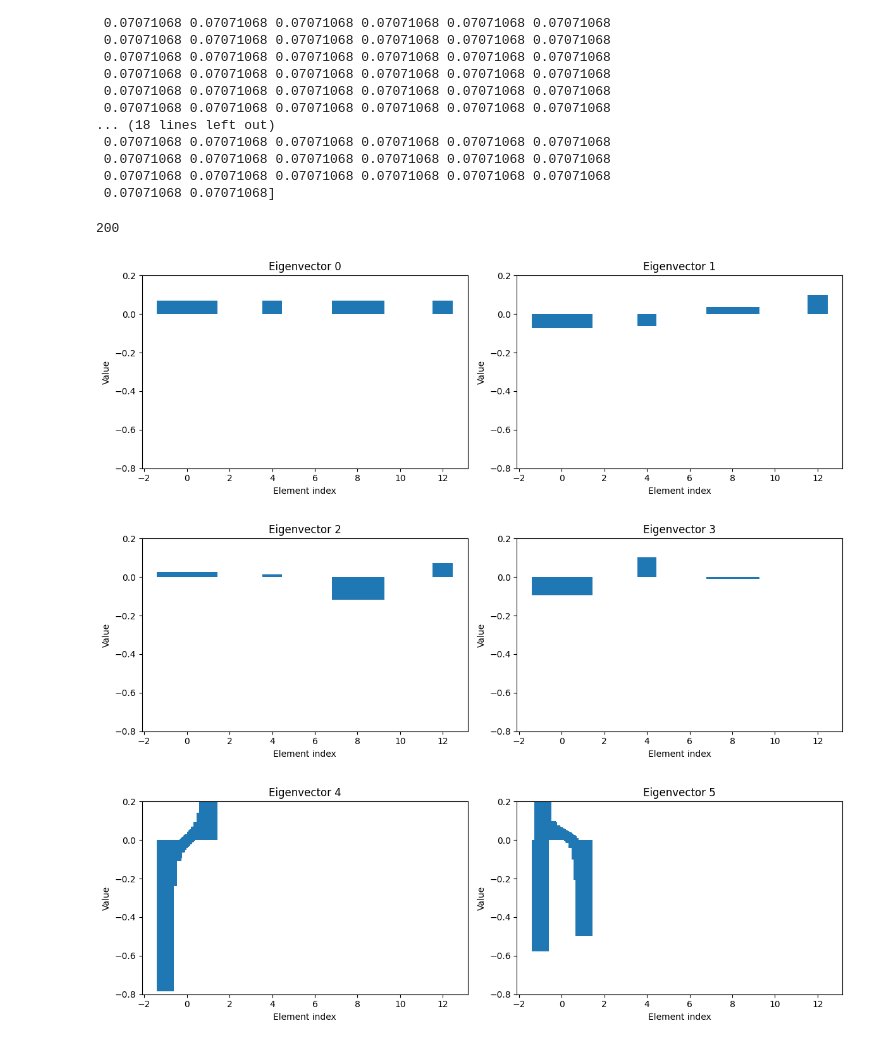
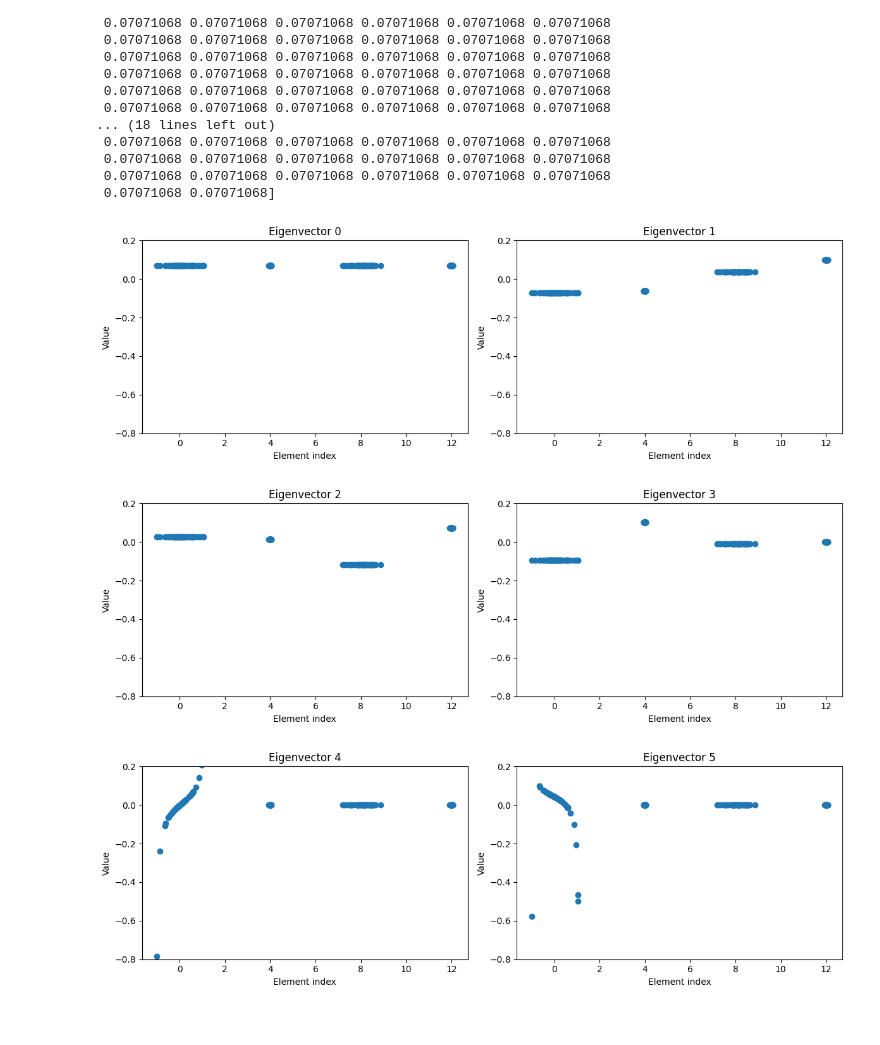
Before and after one commit to 24shiny/Spectral_clustering, a Jupyter notebook: p10_diagonal_regulation.ipynb, the cells around one changed output. Cells and saved outputs as stored; diff of their text form; code cells hidden in the pictures.

```diff
--- a/p10_diagonal_regulation.ipynb
+++ b/p10_diagonal_regulation.ipynb
@@ -345,40 +347,36 @@ print(L_vector[:,0]) # constant vector
  0.07071068 0.07071068 0.07071068 0.07071068 0.07071068 0.07071068
  0.07071068 0.07071068 0.07071068 0.07071068 0.07071068 0.07071068
  0.07071068 0.07071068]
-# %%
-len(L_vector[:,0])
-# %% [output]
-200
 # %%
 # eigenvector with a different x-axis
 plots_per_row = 2
 total_plots = 6
 
 # Determine the number of rows needed
 num_rows = (total_plots + plots_per_row - 1) // plots_per_row
 
 for row in range(num_rows):
     fig, axes = plt.subplots(1, plots_per_row, figsize=(12, 4))
     for col in range(plots_per_row):
         run_number = row * plots_per_row + col + 1
         if run_number > total_plots:
             axes[col].axis('off')  # Turn off axes for unused subplots
             continue
 
         # plot data
         temp_vector = L_vector[:,run_number-1]
-        axes[col].bar(x, temp_vector)
+        axes[col].scatter(x, temp_vector)
         # axes[col].bar(range(len(temp_vector)), temp_vector)
         axes[col].set_ylim(-0.8,0.2)
         axes[col].set_xlabel('Element index')
         axes[col].set_ylabel('Value')
         axes[col].set_title(f'Eigenvector {run_number-1}')
 
     plt.tight_layout()
     plt.show()
 
 # print(L_vector[:,0]) # constant vector
 # %% [output]
-[figure, old version]
+[figure, new version]
-[figure, old version]
+[figure, new version]
-[figure, old version]
+[figure, new version]
```
Also changed, not shown: parts of 3 cells of this notebook.
